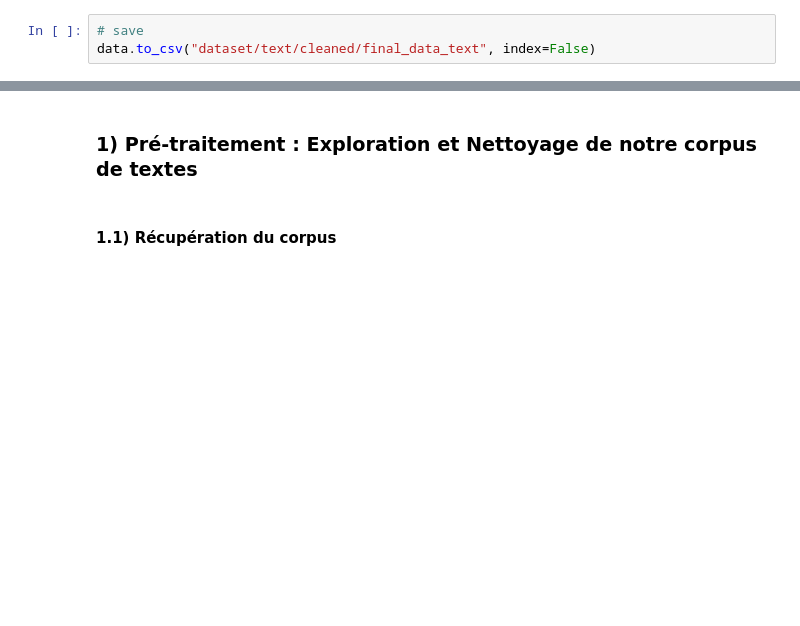
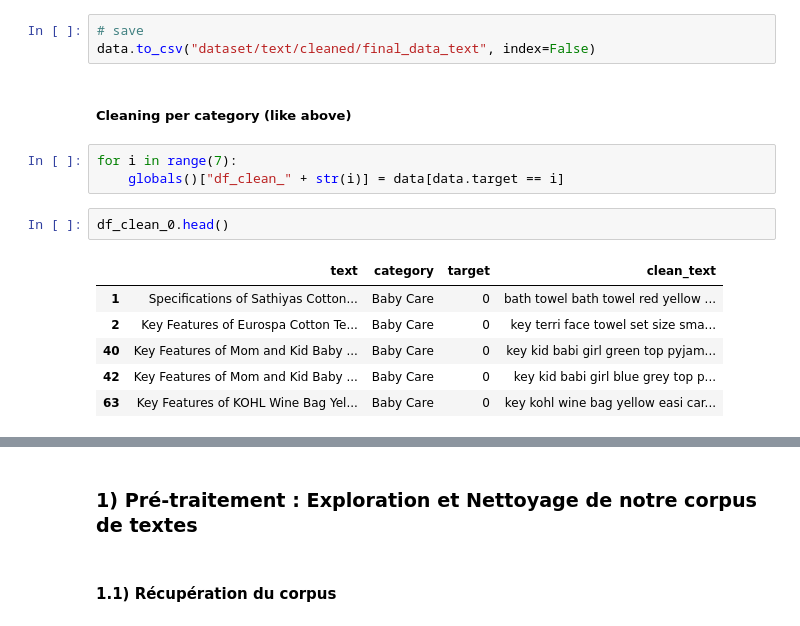
Before and after one commit to oumeima-elgharbi/P6_Data_Science_OpenClassrooms, a Jupyter notebook: P6_01_NLP.ipynb, the cells around one changed output, grey strips where cells are left out. Saved outputs shown, nothing was run; the diff lists cells and outputs as text; blank space fills up the shorter version.

```diff
--- a/P6_01_NLP.ipynb
+++ b/P6_01_NLP.ipynb
@@ -1599,3 +1718,17 @@ dtype: float64
 # %%
 # save
 data.to_csv("dataset/text/cleaned/final_data_text", index=False)
+# %% [markdown]
+##### Cleaning per category (like above)
+# %%
+for i in range(7):
+    globals()["df_clean_" + str(i)] = data[data.target == i]
+# %%
+df_clean_0.head()
+# %% [output]
+|  | text | category | target | clean_text |
+| 1 | Specifications of Sathiyas Cotton... | Baby Care | 0 | bath towel bath towel red yellow ... |
+| 2 | Key Features of Eurospa Cotton Te... | Baby Care | 0 | key terri face towel set size sma... |
+| 40 | Key Features of Mom and Kid Baby ... | Baby Care | 0 | key kid babi girl green top pyjam... |
+| 42 | Key Features of Mom and Kid Baby ... | Baby Care | 0 | key kid babi girl blue grey top p... |
+| 63 | Key Features of KOHL Wine Bag Yel... | Baby Care | 0 | key kohl wine bag yellow easi car... |
```
Also changed, not shown: parts of 53 cells of this notebook.
